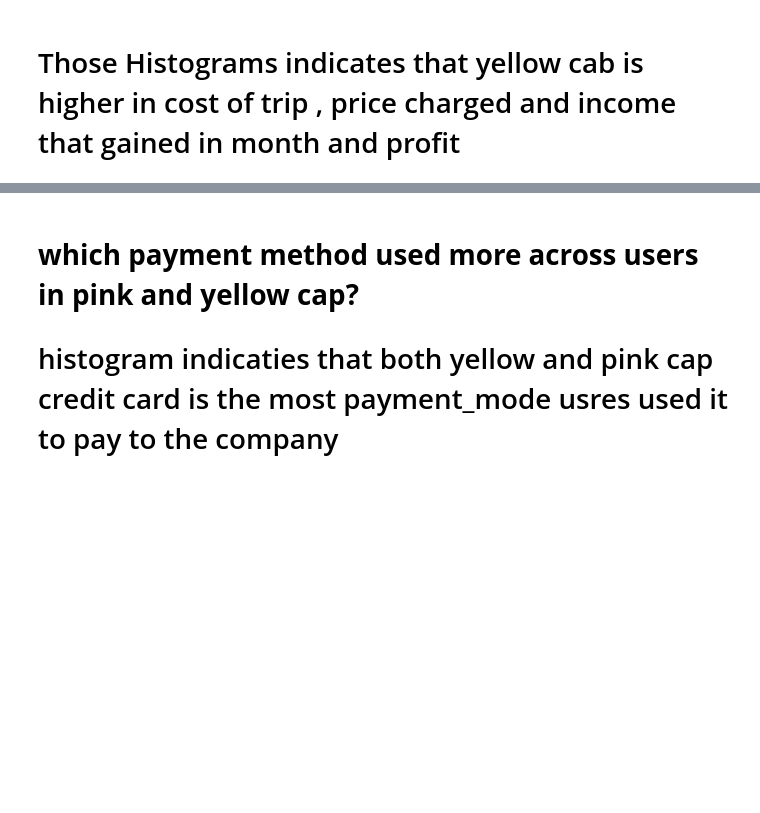
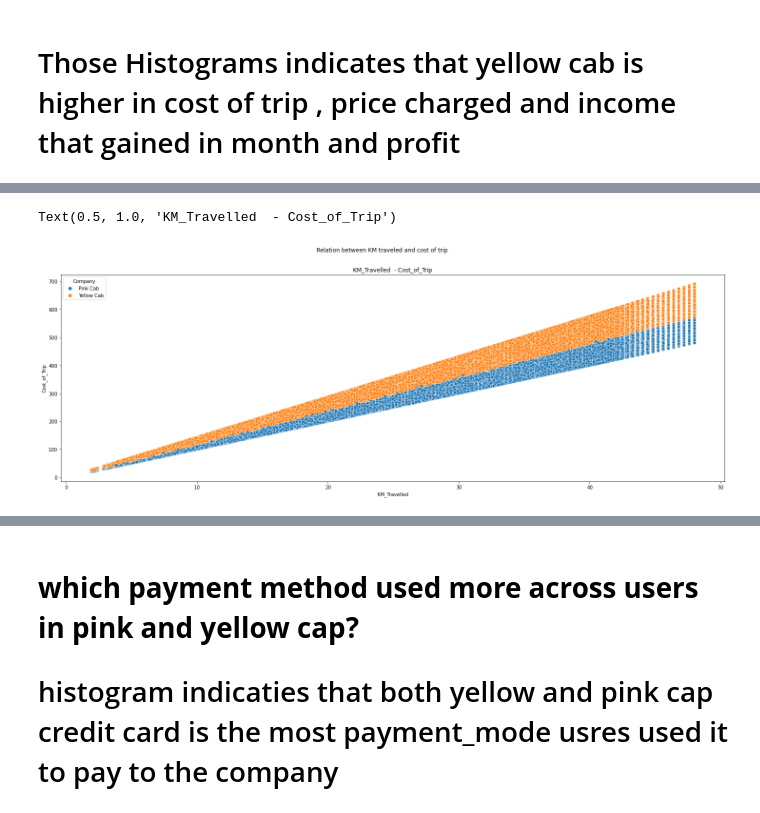
Before and after one commit to Mariamali2001/Data_Glacier_virtual_internship, a Jupyter notebook: Week2/Notebook.ipynb, the cells around one changed output, grey strips where cells are left out. Saved outputs shown, nothing was run; the diff lists cells and outputs as text; code cells hidden in the pictures; blank space fills up the shorter version.

```diff
--- a/Week2/Notebook.ipynb
+++ b/Week2/Notebook.ipynb
@@ -429,0 +440,7 @@ sns.histplot(ax=axes[1][1], data=Final_cab_data , x='Profit' , kde = True , hue=
+# %%
+fig,axes = plt.subplots(figsize=(25, 8), sharey=True)
+fig.suptitle('Relation between KM traveled and cost of trip')
+sns.scatterplot(ax=axes,data=Final_cab_data, x='KM_Travelled', y='Cost_of_Trip' , hue="Company").set_title("KM_Travelled  - Cost_of_Trip")
+# %% [output]
+Text(0.5, 1.0, 'KM_Travelled  - Cost_of_Trip')
+[figure, added]
```
Also changed, not shown: parts of 4 cells of this notebook.
